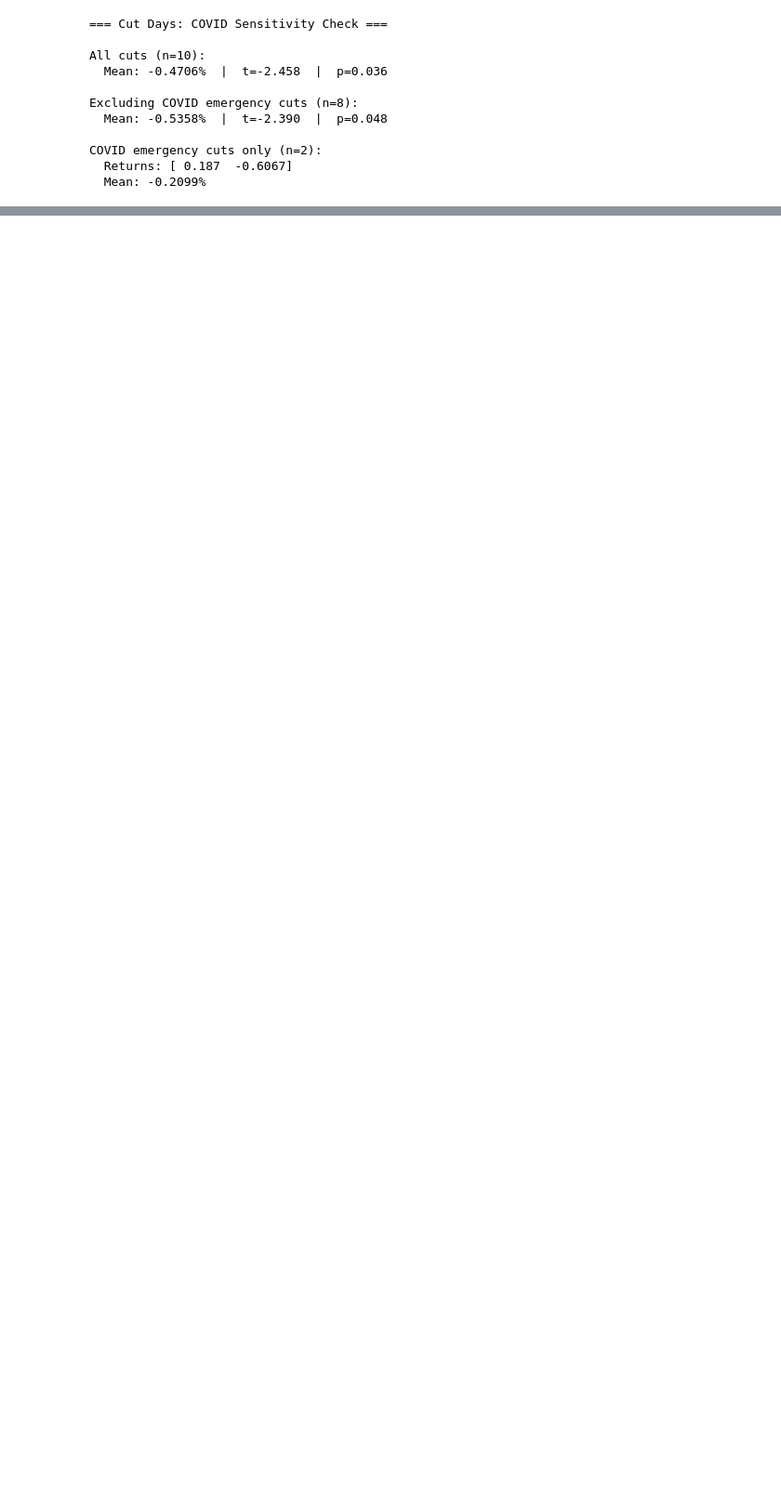
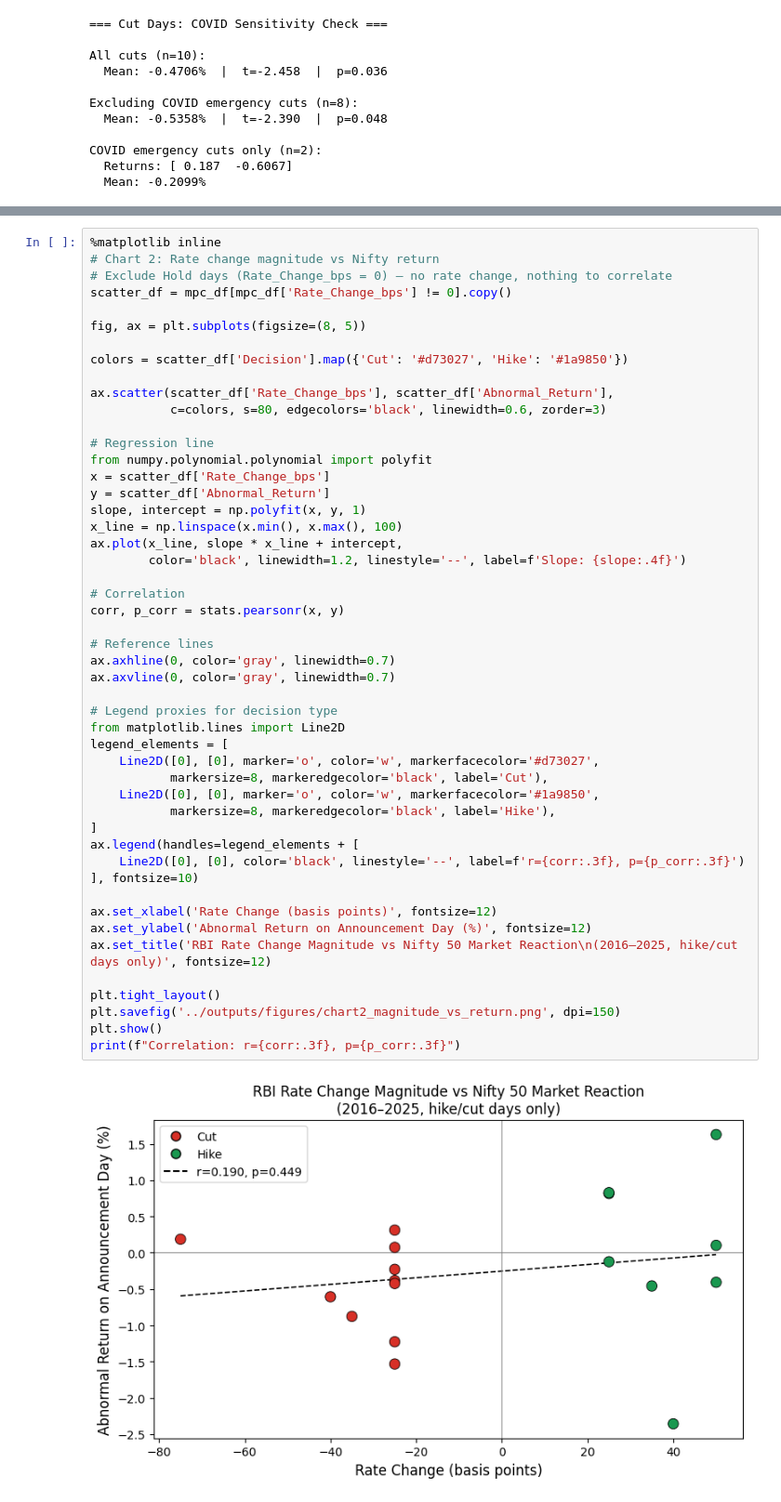
Before and after one commit to Thookudurai07/RBI-Monetary-Transmission, a Jupyter notebook: notebooks/01_event_study.ipynb, the cells around one changed output, grey strips where cells are left out. Shown at 93% size. Drawn from its saved outputs; the diff is of its cells as text; blank space fills up the shorter version.

```diff
--- a/notebooks/01_event_study.ipynb
+++ b/notebooks/01_event_study.ipynb
@@ -285,0 +292,51 @@ Chart 1 saved.
+# %%
+%matplotlib inline
+# Chart 2: Rate change magnitude vs Nifty return
+# Exclude Hold days (Rate_Change_bps = 0) — no rate change, nothing to correlate
+scatter_df = mpc_df[mpc_df['Rate_Change_bps'] != 0].copy()
+
+fig, ax = plt.subplots(figsize=(8, 5))
+
+colors = scatter_df['Decision'].map({'Cut': '#d73027', 'Hike': '#1a9850'})
+
+ax.scatter(scatter_df['Rate_Change_bps'], scatter_df['Abnormal_Return'],
+           c=colors, s=80, edgecolors='black', linewidth=0.6, zorder=3)
+
+# Regression line
+from numpy.polynomial.polynomial import polyfit
+x = scatter_df['Rate_Change_bps']
+y = scatter_df['Abnormal_Return']
+slope, intercept = np.polyfit(x, y, 1)
+x_line = np.linspace(x.min(), x.max(), 100)
+ax.plot(x_line, slope * x_line + intercept,
+        color='black', linewidth=1.2, linestyle='--', label=f'Slope: {slope:.4f}')
+
+# Correlation
+corr, p_corr = stats.pearsonr(x, y)
+
+# Reference lines
+ax.axhline(0, color='gray', linewidth=0.7)
+ax.axvline(0, color='gray', linewidth=0.7)
+
+# Legend proxies for decision type
+from matplotlib.lines import Line2D
+legend_elements = [
+    Line2D([0], [0], marker='o', color='w', markerfacecolor='#d73027',
+           markersize=8, markeredgecolor='black', label='Cut'),
+    Line2D([0], [0], marker='o', color='w', markerfacecolor='#1a9850',
+           markersize=8, markeredgecolor='black', label='Hike'),
+]
+ax.legend(handles=legend_elements + [
+    Line2D([0], [0], color='black', linestyle='--', label=f'r={corr:.3f}, p={p_corr:.3f}')
+], fontsize=10)
+
+ax.set_xlabel('Rate Change (basis points)', fontsize=12)
+ax.set_ylabel('Abnormal Return on Announcement Day (%)', fontsize=12)
+ax.set_title('RBI Rate Change Magnitude vs Nifty 50 Market Reaction\n(2016–2025, hike/cut days only)', fontsize=12)
+
+plt.tight_layout()
+plt.savefig('../outputs/figures/chart2_magnitude_vs_return.png', dpi=150)
+plt.show()
+print(f"Correlation: r={corr:.3f}, p={p_corr:.3f}")
+# %% [output]
+[figure, added]
```
Also changed, not shown: parts of 11 cells of this notebook.
